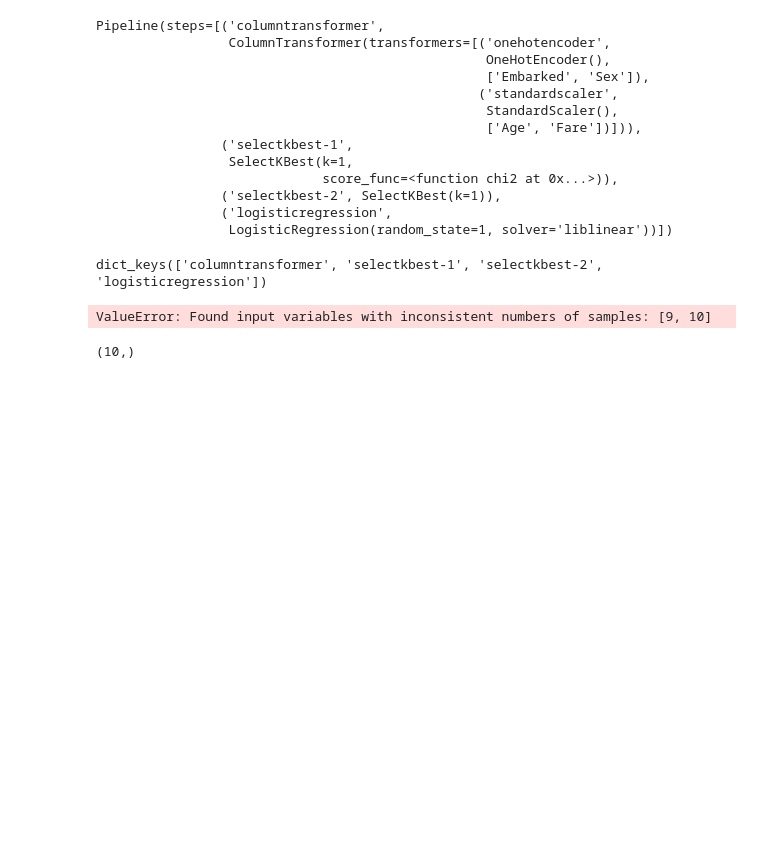
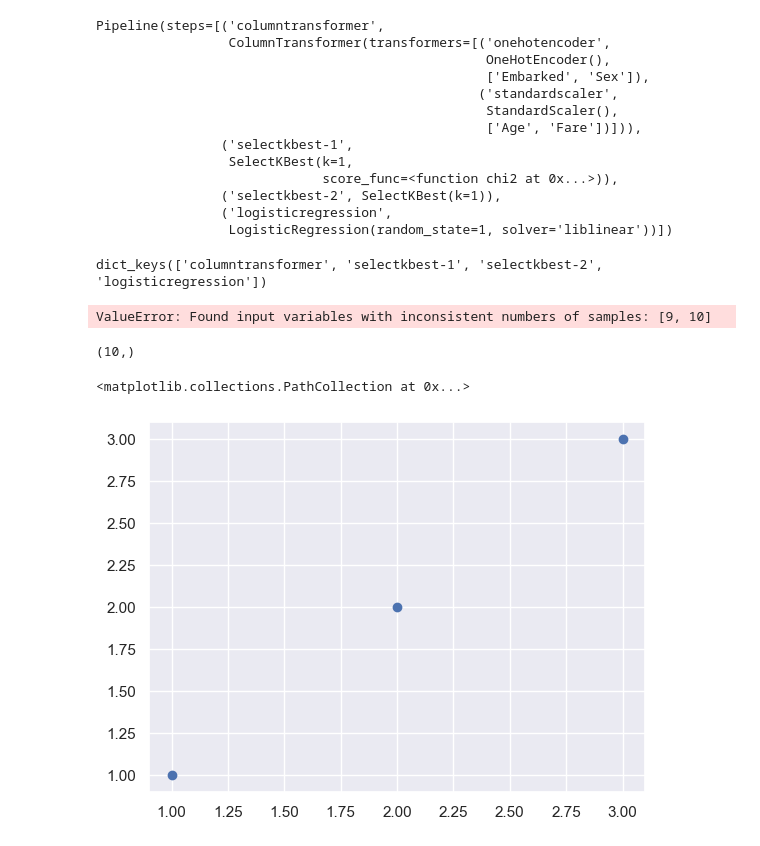
Before and after one commit to nombreinvicto/DeepLearning, a Jupyter notebook: cv_playground.ipynb, the cells around one changed output. Drawn from its saved outputs; the diff is of its cells as text; code cells hidden in the pictures; blank space fills up the shorter version.

```diff
--- a/cv_playground.ipynb
+++ b/cv_playground.ipynb
@@ -120,3 +122,10 @@ ValueError: Found input variables with inconsistent numbers of samples: [9, 10]
 df_y.shape
 # %% [output]
 (10,)
+# %%
+x = [1,2,3]
+# %%
+plt.scatter(x,x)
+# %% [output]
+<matplotlib.collections.PathCollection at 0x...>
+[figure, added]
```
Also changed, not shown: parts of 1 cell of this notebook.
